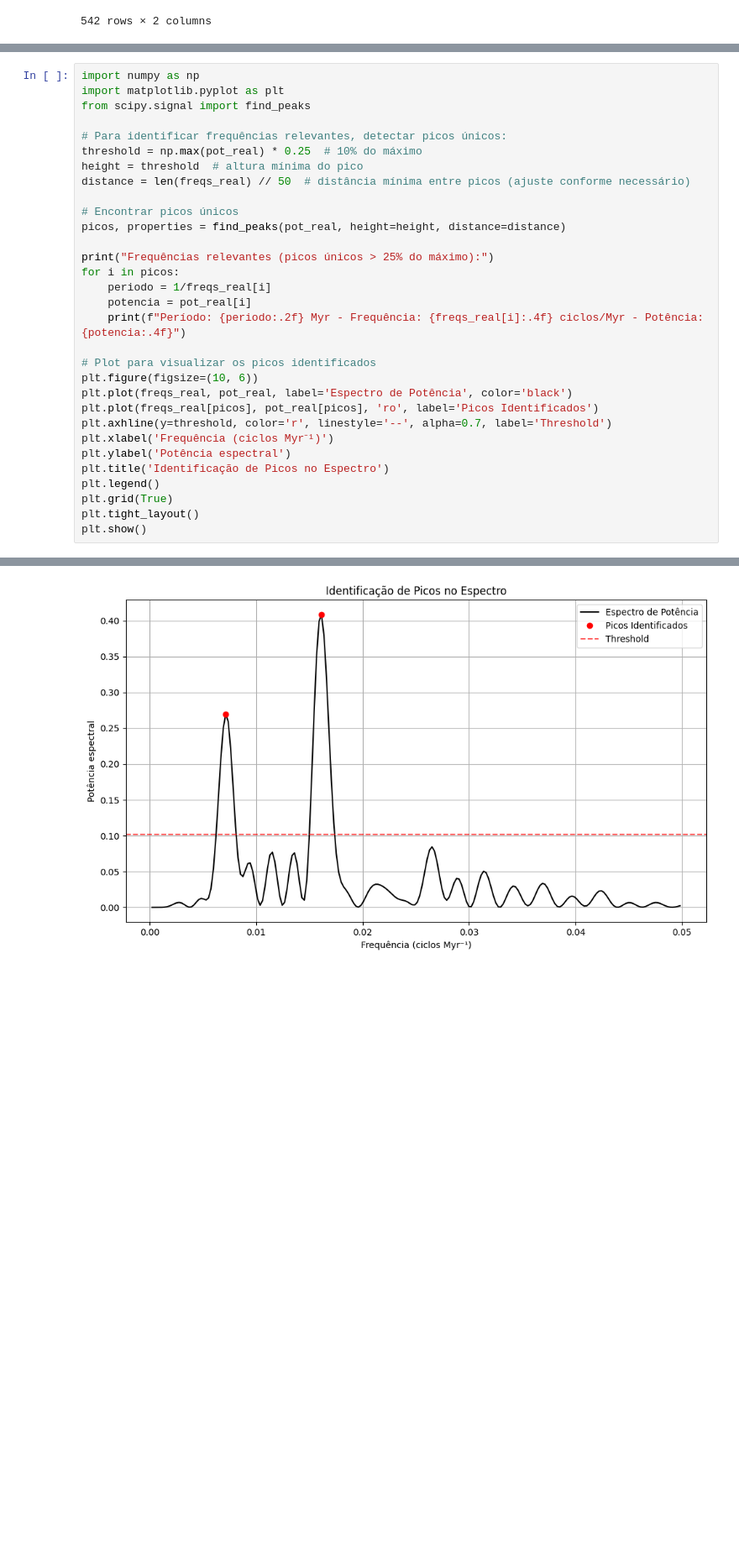
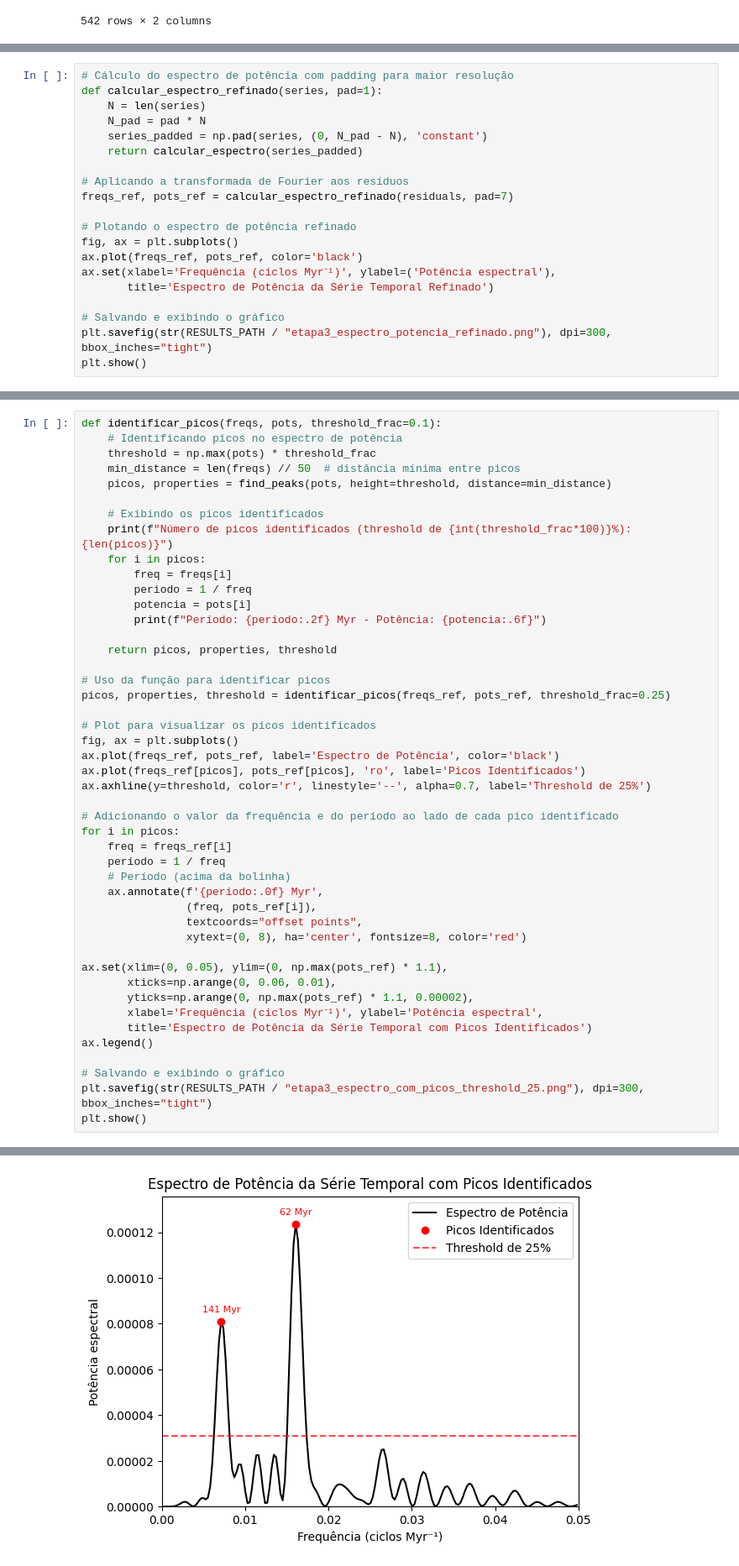
Before and after one commit to lucaanasser/Detectando-e-Interpretando-Sinais-Periodicos-em-Series-Temporais-Paleobiologicas, a Jupyter notebook: ep1.ipynb, the cells around one changed output, grey strips where cells are left out. Shown at 84% size. Saved outputs shown, nothing was run; the diff lists cells and outputs as text; blank space fills up the shorter version.

```diff
--- a/ep1.ipynb
+++ b/ep1.ipynb
@@ -130,0 +179,20 @@ plt.show()
+# %%
+# Cálculo do espectro de potência com padding para maior resolução
+def calcular_espectro_refinado(series, pad=1):
+    N = len(series)
+    N_pad = pad * N
+    series_padded = np.pad(series, (0, N_pad - N), 'constant')
+    return calcular_espectro(series_padded)
+
+# Aplicando a transformada de Fourier aos resíduos
+freqs_ref, pots_ref = calcular_espectro_refinado(residuals, pad=7)
+
+# Plotando o espectro de potência refinado
+fig, ax = plt.subplots()
+ax.plot(freqs_ref, pots_ref, color='black')
+ax.set(xlabel='Frequência (ciclos Myr⁻¹)', ylabel=('Potência espectral'),
+       title='Espectro de Potência da Série Temporal Refinado')
+
+# Salvando e exibindo o gráfico
+plt.savefig(str(RESULTS_PATH / "etapa3_espectro_potencia_refinado.png"), dpi=300, bbox_inches="tight")
+plt.show()
@@ -174,32 +251,47 @@ Período: 31.88 Myr - Frequência: 0.0314 ciclos/Myr - Potência: 0.0503
 # %%
-import numpy as np
-import matplotlib.pyplot as plt
-from scipy.signal import find_peaks
+def identificar_picos(freqs, pots, threshold_frac=0.1):
+    # Identificando picos no espectro de potência
+    threshold = np.max(pots) * threshold_frac
+    min_distance = len(freqs) // 50  # distância mínima entre picos
+    picos, properties = find_peaks(pots, height=threshold, distance=min_distance)
 
-# Para identificar frequências relevantes, detectar picos únicos:
-threshold = np.max(pot_real) * 0.25  # 10% do máximo
-height = threshold  # altura mínima do pico
-distance = len(freqs_real) // 50  # distância mínima entre picos (ajuste conforme necessário)
+    # Exibindo os picos identificados
+    print(f"Número de picos identificados (threshold de {int(threshold_frac*100)}%): {len(picos)}")
+    for i in picos:
+        freq = freqs[i]
+        periodo = 1 / freq
+        potencia = pots[i]
+        print(f"Período: {periodo:.2f} Myr - Potência: {potencia:.6f}")
 
-# Encontrar picos únicos
-picos, properties = find_peaks(pot_real, height=height, distance=distance)
+    return picos, properties, threshold
 
-print("Frequências relevantes (picos únicos > 25% do máximo):")
-for i in picos:
-    periodo = 1/freqs_real[i]
-    potencia = pot_real[i]
-    print(f"Período: {periodo:.2f} Myr - Frequência: {freqs_real[i]:.4f} ciclos/Myr - Potência: {potencia:.4f}")
+# Uso da função para identificar picos
+picos, properties, threshold = identificar_picos(freqs_ref, pots_ref, threshold_frac=0.25)
 
 # Plot para visualizar os picos identificados
-plt.figure(figsize=(10, 6))
-plt.plot(freqs_real, pot_real, label='Espectro de Potência', color='black')
-plt.plot(freqs_real[picos], pot_real[picos], 'ro', label='Picos Identificados')
-plt.axhline(y=threshold, color='r', linestyle='--', alpha=0.7, label='Threshold')
-plt.xlabel('Frequência (ciclos Myr⁻¹)')
-plt.ylabel('Potência espectral')
-plt.title('Identificação de Picos no Espectro')
-plt.legend()
-plt.grid(True)
-plt.tight_layout()
+fig, ax = plt.subplots()
+ax.plot(freqs_ref, pots_ref, label='Espectro de Potência', color='black')
+ax.plot(freqs_ref[picos], pots_ref[picos], 'ro', label='Picos Identificados')
+ax.axhline(y=threshold, color='r', linestyle='--', alpha=0.7, label='Threshold de 25%')
+
+# Adicionando o valor da frequência e do período ao lado de cada pico identificado
+for i in picos:
+    freq = freqs_ref[i]
+    periodo = 1 / freq
+    # Período (acima da bolinha)
+    ax.annotate(f'{periodo:.0f} Myr',
+                (freq, pots_ref[i]),
+                textcoords="offset points",
+                xytext=(0, 8), ha='center', fontsize=8, color='red')
+
+ax.set(xlim=(0, 0.05), ylim=(0, np.max(pots_ref) * 1.1),
+       xticks=np.arange(0, 0.06, 0.01),
+       yticks=np.arange(0, np.max(pots_ref) * 1.1, 0.00002),
+       xlabel='Frequência (ciclos Myr⁻¹)', ylabel='Potência espectral',
+       title='Espectro de Potência da Série Temporal com Picos Identificados')
+ax.legend()
+
+# Salvando e exibindo o gráfico
+plt.savefig(str(RESULTS_PATH / "etapa3_espectro_com_picos_threshold_25.png"), dpi=300, bbox_inches="tight")
 plt.show()
 # %% [output]
@@ -209 +301 @@ Período: 61.94 Myr - Frequência: 0.0161 ciclos/Myr - Potência: 0.4084
-[figure, old version]
+[figure, new version]
```
Also changed, not shown: parts of 29 cells of this notebook, 9 other files.
